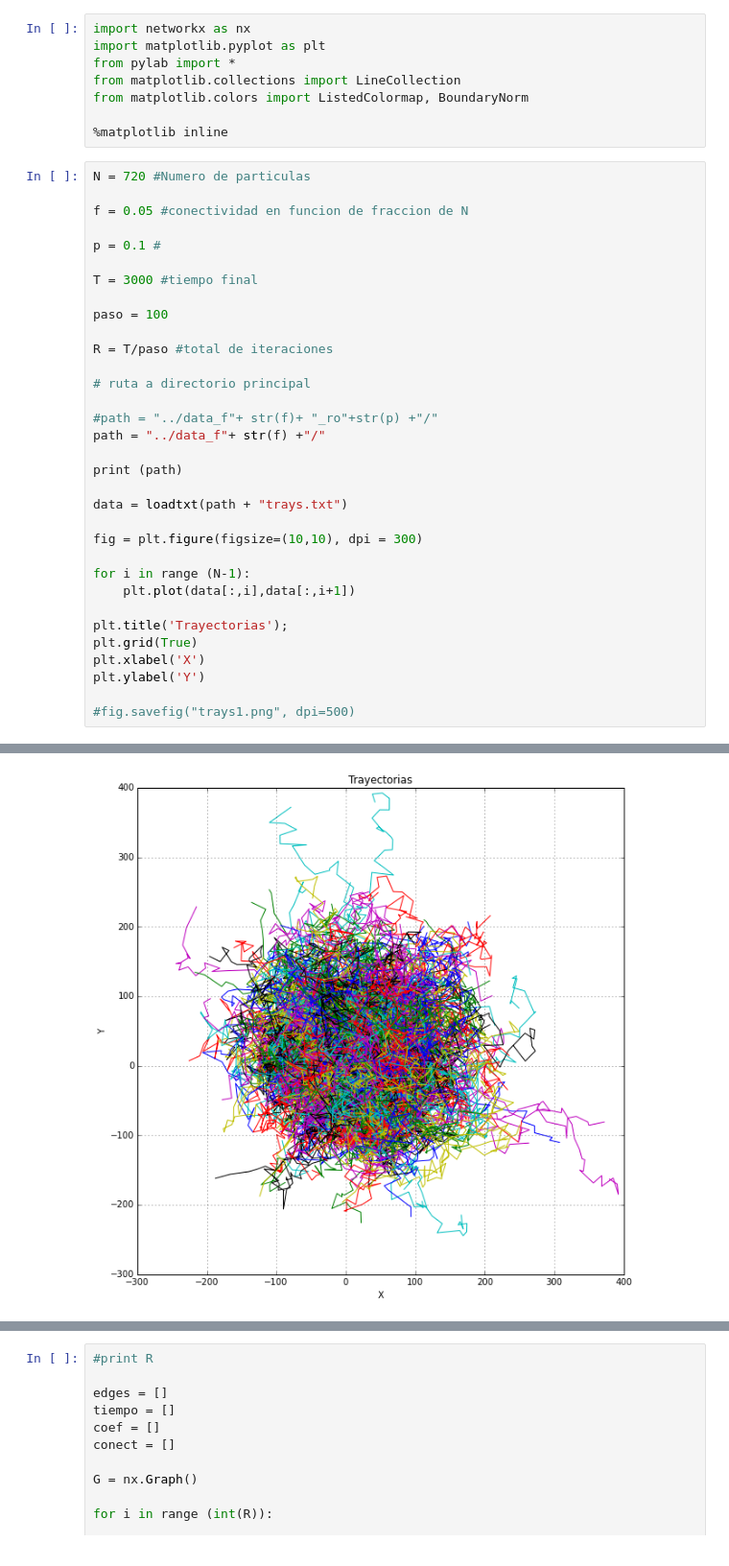
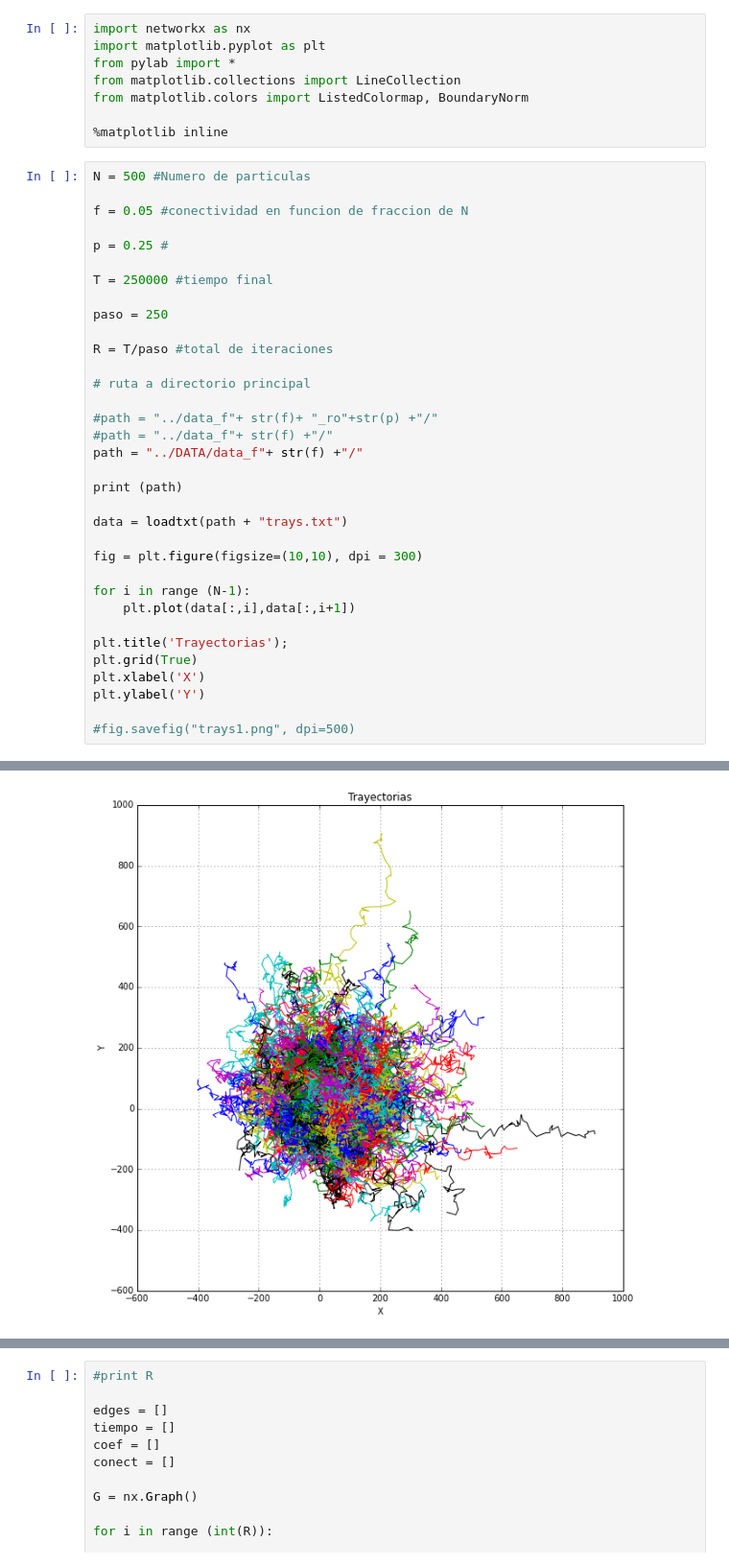
Before and after one commit to martinzh/CollectiveDynamics.jl, a Jupyter notebook: DataAnalysis.ipynb, the cells around one changed output, grey strips where cells are left out. Shown at 96% size. Cells and saved outputs as stored; diff of their text form.

```diff
--- a/DataAnalysis.ipynb
+++ b/DataAnalysis.ipynb
@@ -7,22 +7,23 @@ from matplotlib.colors import ListedColormap, BoundaryNorm
 
 %matplotlib inline
 # %%
-N = 720 #Numero de particulas
+N = 500 #Numero de particulas
 
 f = 0.05 #conectividad en funcion de fraccion de N
 
-p = 0.1 #
+p = 0.25 #
 
-T = 3000 #tiempo final
+T = 250000 #tiempo final
 
-paso = 100
+paso = 250
 
 R = T/paso #total de iteraciones
 
 # ruta a directorio principal
 
 #path = "../data_f"+ str(f)+ "_ro"+str(p) +"/"
-path = "../data_f"+ str(f) +"/"
+#path = "../data_f"+ str(f) +"/"
+path = "../DATA/data_f"+ str(f) +"/"
 
 print (path)
 
@@ -44,5 +45,5 @@ plt.ylabel('Y')
 <matplotlib.text.Text at 0x...>
-[figure, old version]
+[figure, new version]
 # %%
 # Calcula distribucion de distancias y genera adjacencias
 
```
Also changed, not shown: parts of 4 cells of this notebook.
